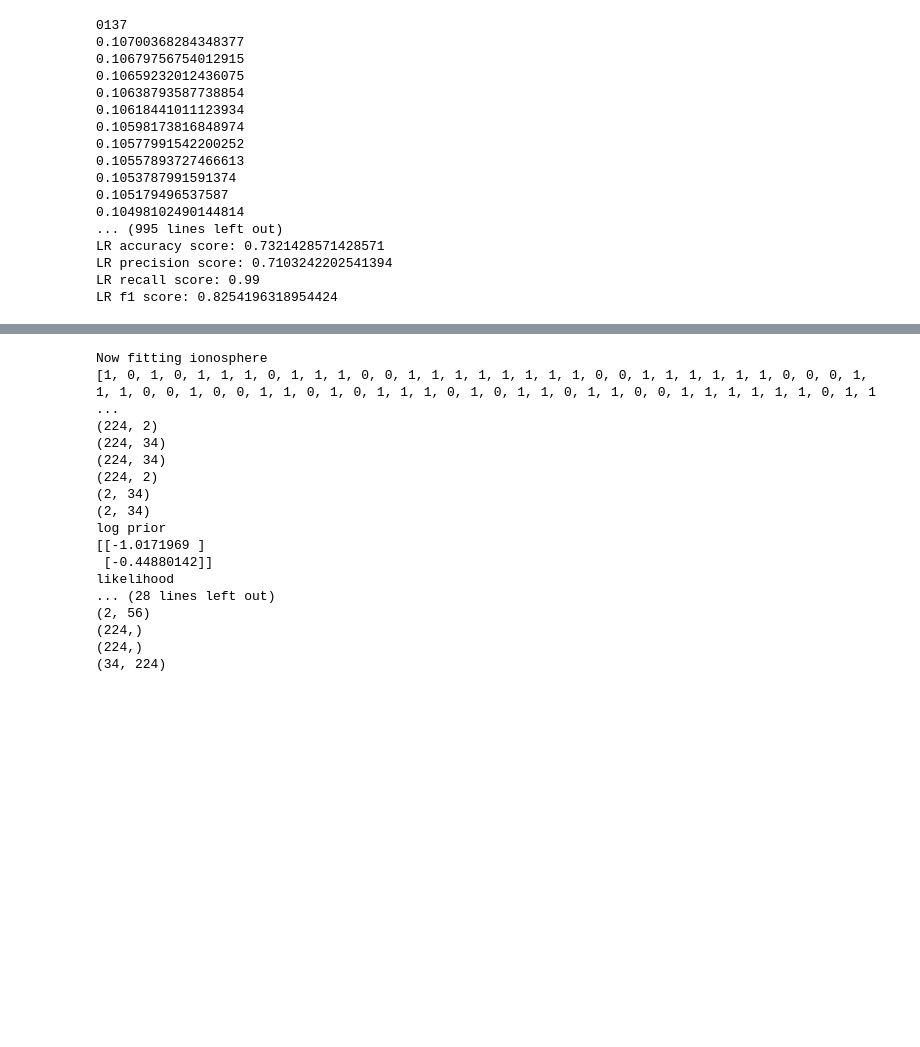
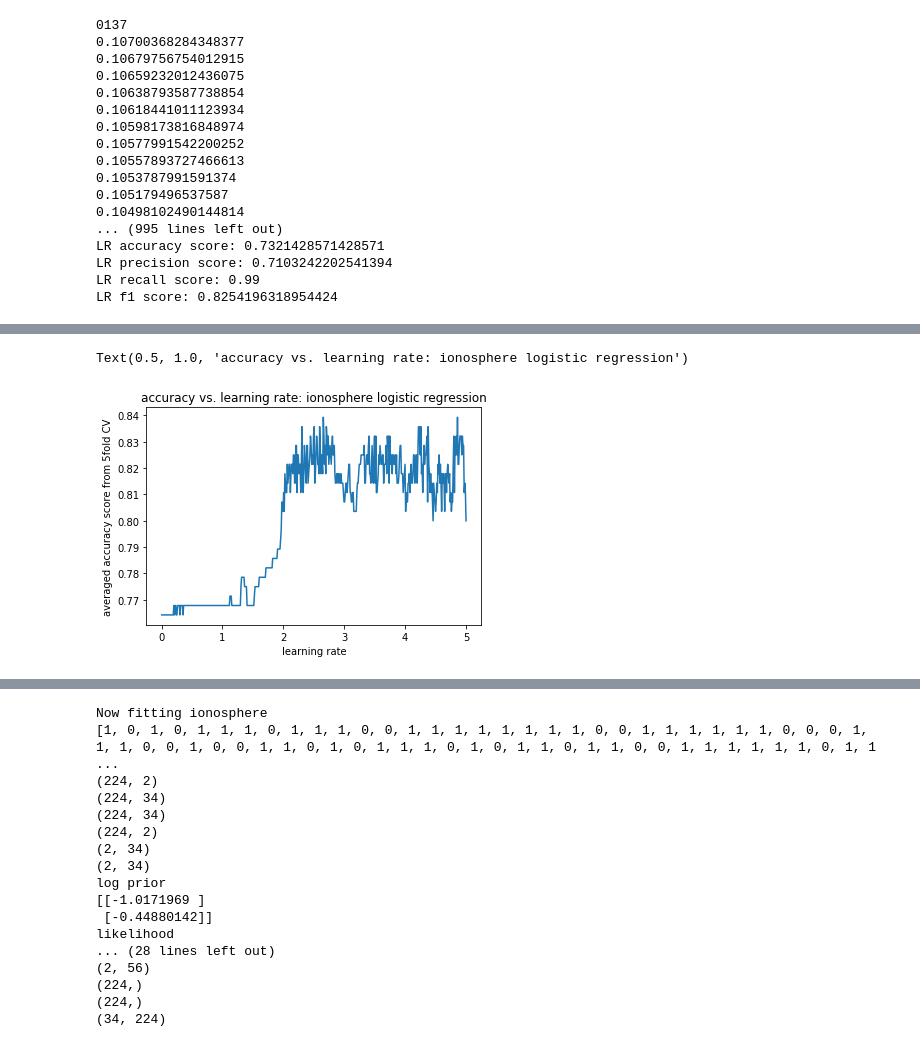
Before and after one commit to Sabrina-Knappe/COMP551A1, a Jupyter notebook: Ions_RunExp.ipynb, the cells around one changed output, grey strips where cells are left out. Saved outputs shown, nothing was run; the diff lists cells and outputs as text; code cells hidden in the pictures; blank space fills up the shorter version.

```diff
--- a/Ions_RunExp.ipynb
+++ b/Ions_RunExp.ipynb
@@ -333,0 +334,10 @@ print('max acc score is ', max_ionAcc, 'at learning rate',max_lRate )
+# %%
+# plotting the aceraged accuracy score as a function of the learning rate
+import matplotlib.pyplot as plt
+%matplotlib inline
+
+plt.plot(learningRate,acc_learningRate); plt.xlabel('learning rate'); plt.ylabel('averaged accuracy score from 5fold CV');
+plt.title('accuracy vs. learning rate: ionosphere logistic regression')
+# %% [output]
+Text(0.5, 1.0, 'accuracy vs. learning rate: ionosphere logistic regression')
+[figure, added]
```
Also changed, not shown: parts of 3 cells of this notebook.
